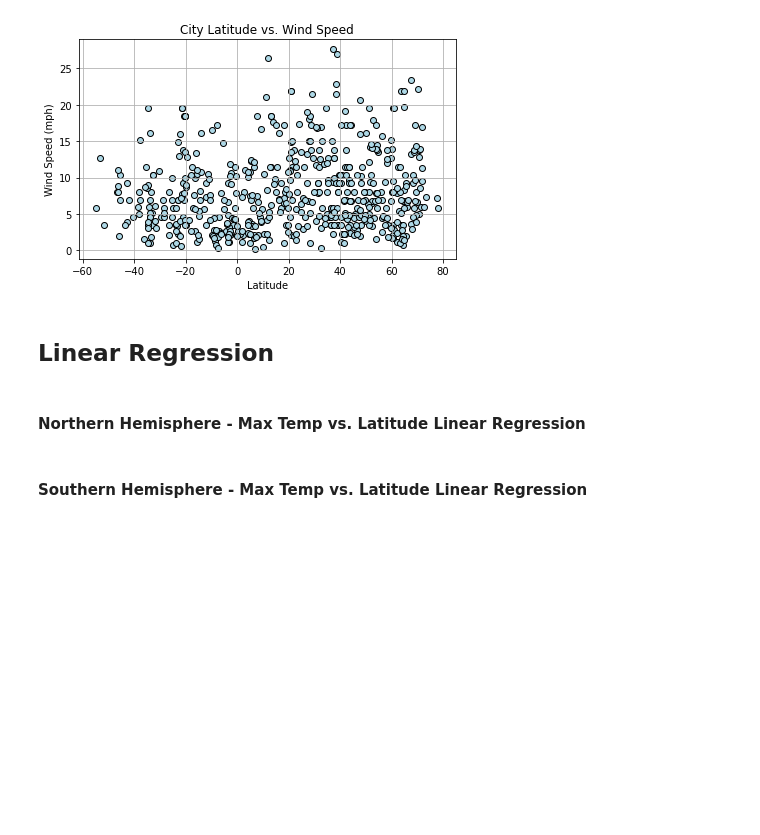
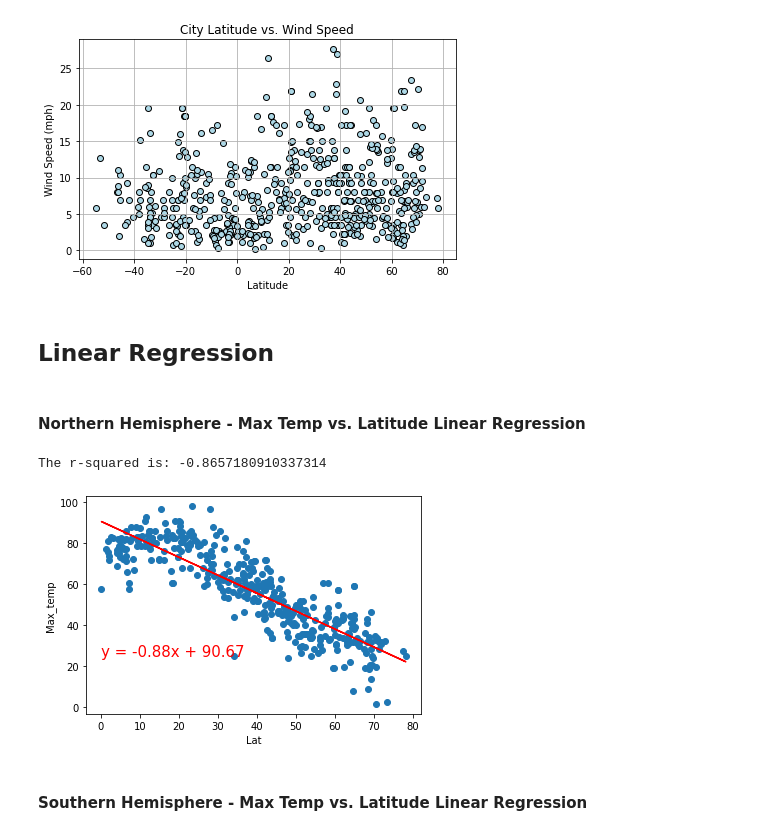
Before and after one commit to garycastle/PythonAPI-Coursework, a Jupyter notebook: starter_code/WeatherPy.ipynb, the cells around one changed output. Cells and saved outputs as stored; diff of their text form; code cells hidden in the pictures; blank space fills up the shorter version.

```diff
--- a/starter_code/WeatherPy.ipynb
+++ b/starter_code/WeatherPy.ipynb
@@ -146,0 +117,5 @@ city_df
+# %%
+city_df = pd.read_csv('../output_data/City_list.csv')
+# %%
+city_clean = city_df.drop('Unnamed: 0', 'columns')
+city_clean
@@ -249,7 +238,34 @@ plt.show()
 [figure]
 # %% [markdown]
 ## Linear Regression
+# %%
+north = city_clean.loc[city_df['Lat']>=0.0]
+north.reset_index(inplace=True)
+south = city_clean.loc[city_df['Lat']<0.0]
+south.reset_index(inplace=True)
+# %%
+def plotLinearRegression(xdata,ydata,xlbl,ylbl,lblpos,ifig):
+    (slope, intercept, rvalue, pvalue, stderr) = linregress(xdata, ydata)
+    print(f"The r-squared is: {rvalue}")
+    regress_values = xdata * slope + intercept
+    line_eq = "y = " + str(round(slope,2)) + "x + " + str(round(intercept,2))
+
+    plt.scatter(xdata,ydata)
+    plt.plot(xdata,regress_values,"r-")
+    plt.annotate(line_eq,lblpos,fontsize=15,color="red")
+    plt.xlabel(xlbl)
+    plt.ylabel(ylbl)
+    plt.savefig(f"../output_data/max_lat_lin.png")
+    plt.show()
 # %% [markdown]
 ####  Northern Hemisphere - Max Temp vs. Latitude Linear Regression
+# %%
+xlbl = "Lat"
+ylbl = "Max_temp"
+lblpos = (0,25)
+plotLinearRegression(north[xlbl],north[ylbl],xlbl,ylbl,lblpos,5)
+# %% [output]
+The r-squared is: -0.8657180910337314
+[figure, added]
 # %% [markdown]
 ####  Southern Hemisphere - Max Temp vs. Latitude Linear Regression
```
Also changed, not shown: parts of 20 cells of this notebook, 1 other file.
